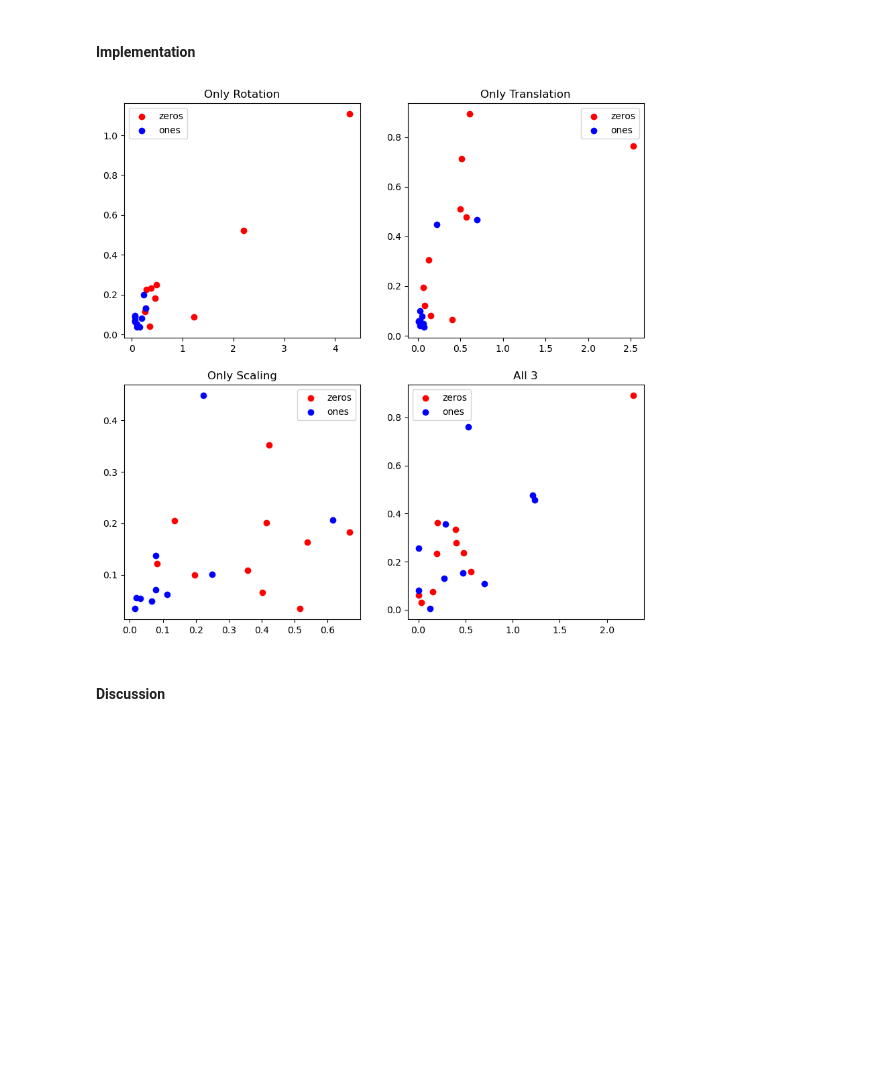
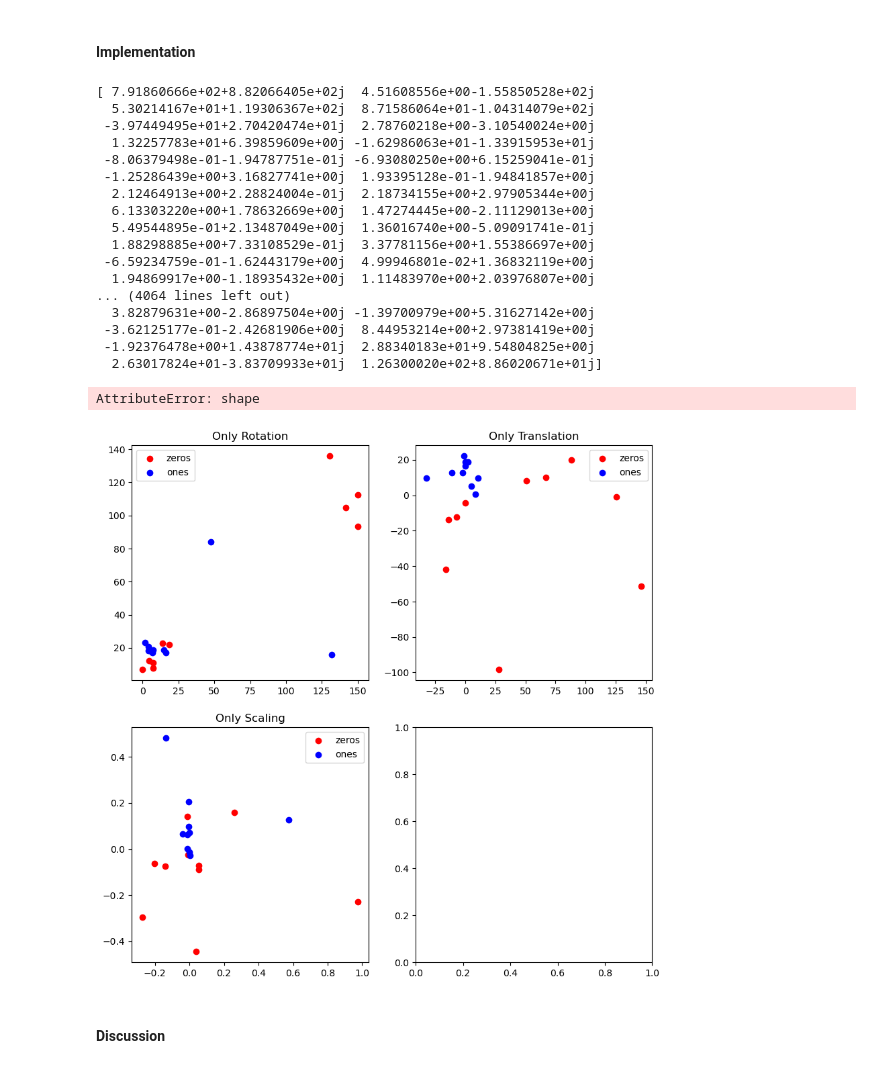
Before and after one commit to Jucifer06/EE_451_group_project, a Jupyter notebook: lab2/lab_02_object_description_thomas_mehrad.ipynb, the cells around one changed output. Saved outputs shown, nothing was run; the diff lists cells and outputs as text; code cells hidden in the pictures; blank space fills up the shorter version.

```diff
--- a/lab2/lab_02_object_description_thomas_mehrad.ipynb
+++ b/lab2/lab_02_object_description_thomas_mehrad.ipynb
@@ -134,8 +135,9 @@ In this part you will use images of "0"s and "1"s.
 # %% [markdown]
 ### 1.1. Preprocess and visualization (2 pts)
 # %%
-zeros = [im > filters.threshold_otsu(im) for im in zeros_im]
-ones = [im > filters.threshold_otsu(im) for im in ones_im]
+THRESHOLD = 230
+zeros = [im > THRESHOLD for im in zeros_im]
+ones = [im > THRESHOLD for im in ones_im]
 
 # Plot images
 fig, axes = plt.subplots(2, len(zeros), figsize=(12, 3))
@@ -340,13 +342,27 @@ def padding(array, xx, yy):
     return np.pad(array, pad_width=((a, aa), (b, bb)), mode='constant')
 # %%
 # Define custom rotation function. You may add other parameters to the function.
+import cv2
+import PIL
+import random
 def random_rotate(img):
     """
     Applies a random rotation to image
     """
     angle = np.random.randint(-180, 180)
-    new_img = ndimage.rotate(img, angle, reshape=False, cval=-0.5)
+    new_img = PIL.Image.fromarray(img)
+    new_img=new_img.rotate(angle)
     return new_img
+
+def rotate_image(img):
+    """
+    Applies a rotation to image
+    """
+    angle = random.choice(seq=[90, 180, 270])
+    new_img = PIL.Image.fromarray(img)
+    new_img=new_img.rotate(angle)
+
+    return np.array(new_img)
 
 
 # Define custom rotation function. You may add other parameters to the function.
@@ -371,8 +387,8 @@ def random_scale(img):
 # %%
 # We will define 4 sets of new images below
 
-rotated_images_zeros = [random_rotate(z) for z in zeros]
-rotated_images_ones = [random_rotate(z) for z in ones]
+rotated_images_zeros = [rotate_image(z) for z in zeros]
+rotated_images_ones = [rotate_image(z) for z in ones]
 
 translated_images_zeros = [random_translate(z) for z in zeros]
 translated_images_ones = [random_translate(z) for z in ones]
@@ -383,14 +399,14 @@ scaled_images_ones = [random_scale(z) for z in ones]
 transformed_images_zeros = [random_rotate(random_translate(random_scale(z))) for z in zeros]
 transformed_images_ones = [random_rotate(random_translate(random_scale(z))) for z in ones]
 # %%
-def plot_descriptors(images_zeros, images_ones, i, j, title):
-    zeros_f1 = [get_invariant_features(img, inv_to_rotation=True, inv_to_translation=True, inv_to_scale=True)[2] for img
+def plot_descriptors(images_zeros, images_ones, i, j, title, inv_to_rotation=True, inv_to_translation=True, inv_to_scale=True):
+    zeros_f1 = [get_invariant_features(img, inv_to_rotation=inv_to_rotation, inv_to_translation=inv_to_translation, inv_to_scale=inv_to_scale)[2] for img
                 in images_zeros]
-    zeros_f2 = [get_invariant_features(img, inv_to_rotation=True, inv_to_translation=True, inv_to_scale=True)[3] for img
+    zeros_f2 = [get_invariant_features(img, inv_to_rotation=inv_to_rotation, inv_to_translation=inv_to_translation, inv_to_scale=inv_to_scale)[3] for img
                 in images_zeros]
-    ones_f1 = [get_invariant_features(img, inv_to_rotation=True, inv_to_translation=True, inv_to_scale=True)[2] for img
+    ones_f1 = [get_invariant_features(img, inv_to_rotation=inv_to_rotation, inv_to_translation=inv_to_translation, inv_to_scale=inv_to_scale)[2] for img
                in images_ones]
-    ones_f2 = [get_invariant_features(img, inv_to_rotation=True, inv_to_translation=True, inv_to_scale=True)[3] for img
+    ones_f2 = [get_invariant_features(img, inv_to_rotation=inv_to_rotation, inv_to_translation=inv_to_translation, inv_to_scale=inv_to_scale)[3] for img
                in images_ones]
     axes[i][j].scatter(zeros_f1, zeros_f2, color='r', label='zeros')
     axes[i][j].scatter(ones_f1, ones_f2, color='b', label='ones')
@@ -399,13 +415,31 @@ def plot_descriptors(images_zeros, images_ones, i, j, title):
 # %%
 # Plot images
 fig, axes = plt.subplots(2, 2, figsize=(10, 10))
-plot_descriptors(rotated_images_zeros, rotated_images_ones, 0, 0, "Only Rotation")
-plot_descriptors(translated_images_zeros, translated_images_ones, 0, 1, "Only Translation")
-plot_descriptors(scaled_images_zeros, scaled_images_ones, 1, 0, "Only Scaling")
+plot_descriptors(rotated_images_zeros, rotated_images_ones, 0, 0, "Only Rotation", True, False, False)
+plot_descriptors(translated_images_zeros, translated_images_ones, 0, 1, "Only Translation", False, True, False)
+plot_descriptors(scaled_images_zeros, scaled_images_ones, 1, 0, "Only Scaling", False, False, True)
 plot_descriptors(transformed_images_zeros, transformed_images_ones, 1, 1, "All 3")
 plt.show()
 # %% [output]
+[ 7.91860666e+02+8.82066405e+02j  4.51608556e+00-1.55850528e+02j
+  5.30214167e+01+1.19306367e+02j  8.71586064e+01-1.04314079e+02j
+ -3.97449495e+01+2.70420474e+01j  2.78760218e+00-3.10540024e+00j
+  1.32257783e+01+6.39859609e+00j -1.62986063e+01-1.33915953e+01j
+ -8.06379498e-01-1.94787751e-01j -6.93080250e+00+6.15259041e-01j
+ -1.25286439e+00+3.16827741e+00j  1.93395128e-01-1.94841857e+00j
+  2.12464913e+00+2.28824004e-01j  2.18734155e+00+2.97905344e+00j
+  6.13303220e+00+1.78632669e+00j  1.47274445e+00-2.11129013e+00j
+  5.49544895e-01+2.13487049e+00j  1.36016740e+00-5.09091741e-01j
+  1.88298885e+00+7.33108529e-01j  3.37781156e+00+1.55386697e+00j
+ -6.59234759e-01-1.62443179e+00j  4.99946801e-02+1.36832119e+00j
+  1.94869917e+00-1.18935432e+00j  1.11483970e+00+2.03976807e+00j
+... (4064 lines left out)
+  3.82879631e+00-2.86897504e+00j -1.39700979e+00+5.31627142e+00j
+ -3.62125177e-01-2.42681906e+00j  8.44953214e+00+2.97381419e+00j
+ -1.92376478e+00+1.43878774e+01j  2.88340183e+01+9.54804825e+00j
+  2.63017824e+01-3.83709933e+01j  1.26300020e+02+8.86020671e+01j]
+AttributeError: shape
-[figure, old version]
+[figure, new version]
 # %% [markdown]
 #### Discussion
 # %% [markdown]
```
Also changed, not shown: parts of 8 cells of this notebook.
